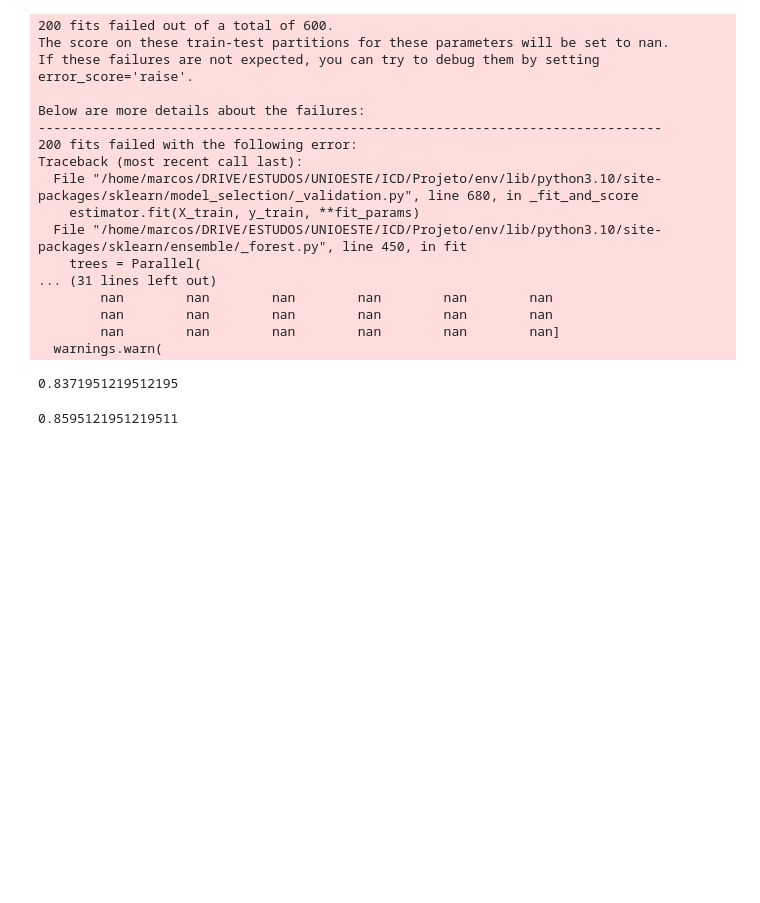
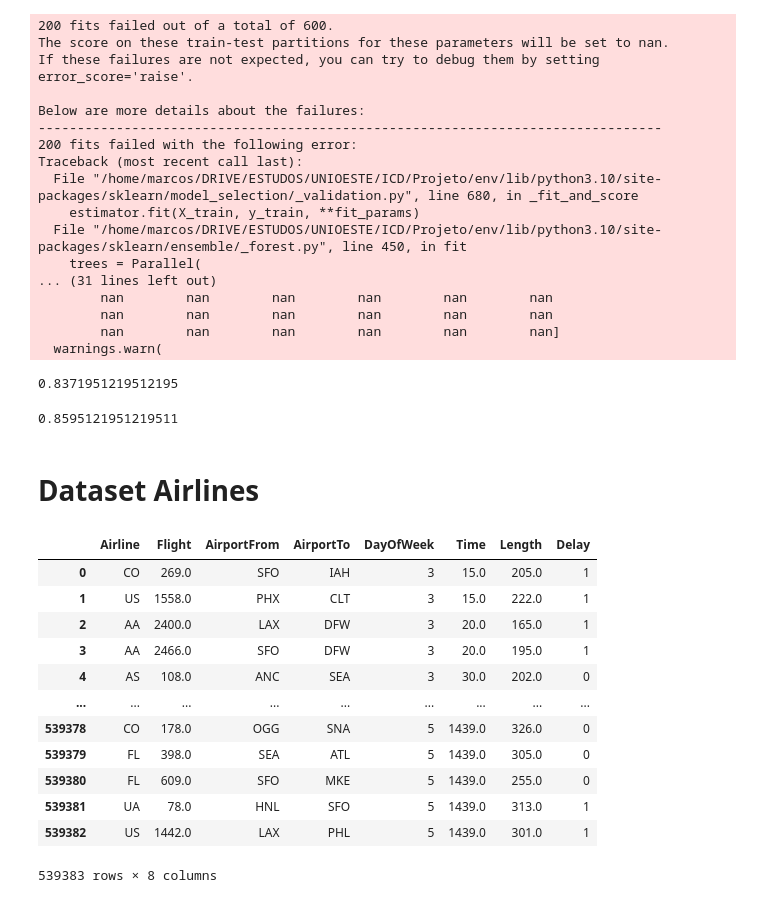
Before and after one commit to marcosavdl/mdnc_trab_1, a Jupyter notebook: projeto_1.ipynb, the cells around one changed output. Saved outputs shown, nothing was run; the diff lists cells and outputs as text; code cells hidden in the pictures; blank space fills up the shorter version.

```diff
--- a/projeto_1.ipynb
+++ b/projeto_1.ipynb
@@ -281,3 +281,5 @@ Traceback (most recent call last):
 acuracia_tree_arrhythmia.mean()
 # %% [output]
 0.8595121951219511
+# %% [markdown]
+# Dataset Airlines
@@ -283,0 +290,21 @@ acuracia_tree_arrhythmia.mean()
+# %%
+df["Airline"] = df["Airline"].str.decode('utf-8')
+df["AirportFrom"] = df["AirportFrom"].str.decode('utf-8')
+df["AirportTo"] = df["AirportTo"].str.decode('utf-8')
+df["DayOfWeek"] = df["DayOfWeek"].str.decode('utf-8')
+df["Delay"] = df["Delay"].str.decode('utf-8')
+df
+# %% [output]
+|  | Airline | Flight | AirportFrom | AirportTo | DayOfWeek | Time | Length | Delay |
+| 0 | CO | 269.0 | SFO | IAH | 3 | 15.0 | 205.0 | 1 |
+| 1 | US | 1558.0 | PHX | CLT | 3 | 15.0 | 222.0 | 1 |
+| 2 | AA | 2400.0 | LAX | DFW | 3 | 20.0 | 165.0 | 1 |
+| 3 | AA | 2466.0 | SFO | DFW | 3 | 20.0 | 195.0 | 1 |
+| 4 | AS | 108.0 | ANC | SEA | 3 | 30.0 | 202.0 | 0 |
+| ... | ... | ... | ... | ... | ... | ... | ... | ... |
+| 539378 | CO | 178.0 | OGG | SNA | 5 | 1439.0 | 326.0 | 0 |
+| 539379 | FL | 398.0 | SEA | ATL | 5 | 1439.0 | 305.0 | 0 |
+| 539380 | FL | 609.0 | SFO | MKE | 5 | 1439.0 | 255.0 | 0 |
+| 539381 | UA | 78.0 | HNL | SFO | 5 | 1439.0 | 313.0 | 1 |
+| 539382 | US | 1442.0 | LAX | PHL | 5 | 1439.0 | 301.0 | 1 |
+539383 rows × 8 columns
```
Also changed, not shown: parts of 11 cells of this notebook.
